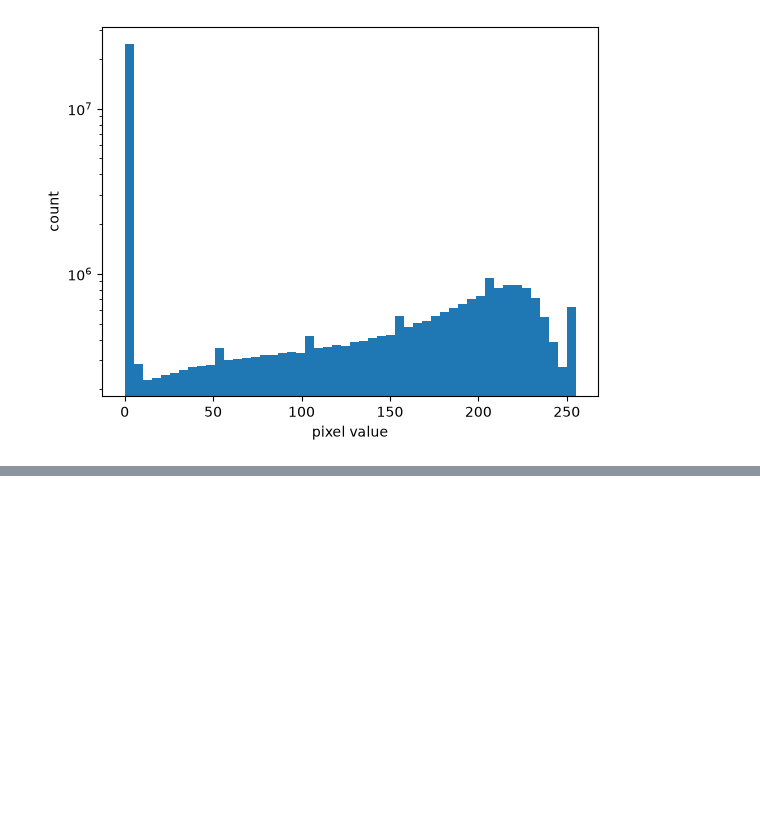
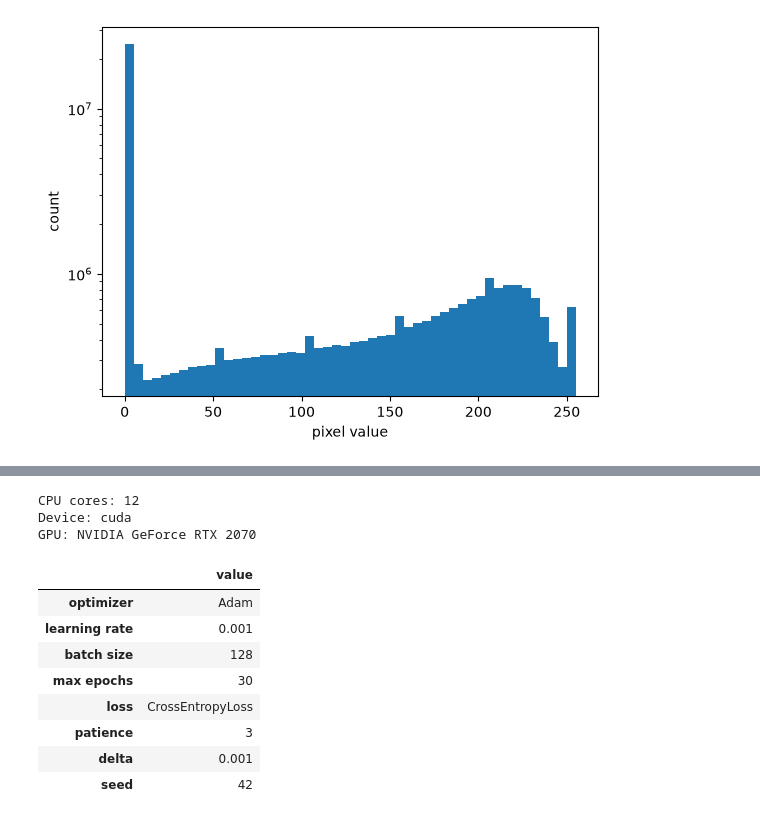
Before and after one commit to dinosmuc/fashion-mnist-benchmark, a Jupyter notebook: notebooks/report.ipynb, the cells around one changed output, grey strips where cells are left out. Drawn from its saved outputs; the diff is of its cells as text; code cells hidden in the pictures; blank space fills up the shorter version.

```diff
--- a/notebooks/report.ipynb
+++ b/notebooks/report.ipynb
@@ -139,0 +144,13 @@ plt.yscale("log")
+# %%
+import os
+
+import torch
+from torch import nn
+
+from fmnist.data import SEED, get_dataloaders
+from fmnist.neural_models import ConvNet, MultiLayerPerceptron
+from fmnist.training_loop import DELTA, DEVICE, PATIENCE
+
+BATCH_SIZE = 128
+EPOCHS = 30
+LEARNING_RATE = 1e-3
@@ -139,0 +270,31 @@ plt.yscale("log")
+# %%
+print("CPU cores:", os.cpu_count())
+print("Device:", DEVICE)
+if torch.cuda.is_available():
+    print("GPU:", torch.cuda.get_device_name(0))
+
+pd.Series(
+    {
+        "optimizer": "Adam",
+        "learning rate": LEARNING_RATE,
+        "batch size": BATCH_SIZE,
+        "max epochs": EPOCHS,
+        "loss": "CrossEntropyLoss",
+        "patience": PATIENCE,
+        "delta": DELTA,
+        "seed": SEED,
+    }
+).to_frame("value")
+# %% [output]
+CPU cores: 12
+Device: cuda
+GPU: NVIDIA GeForce RTX 2070
+|  | value |
+| optimizer | Adam |
+| learning rate | 0.001 |
+| batch size | 128 |
+| max epochs | 30 |
+| loss | CrossEntropyLoss |
+| patience | 3 |
+| delta | 0.001 |
+| seed | 42 |
```
Also changed, not shown: parts of 19 cells of this notebook.
